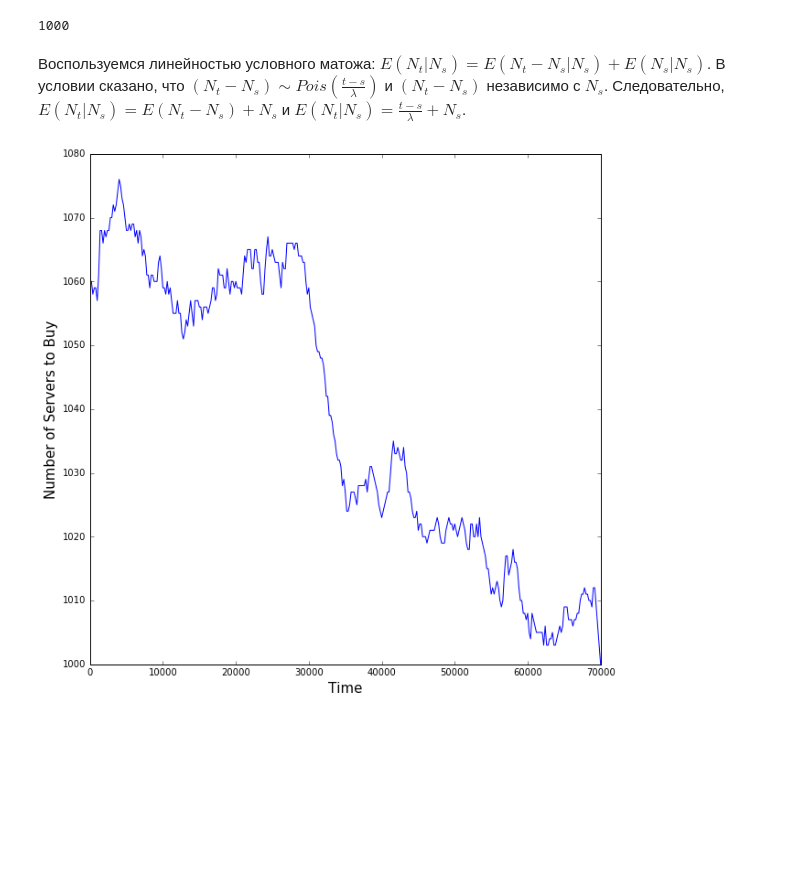
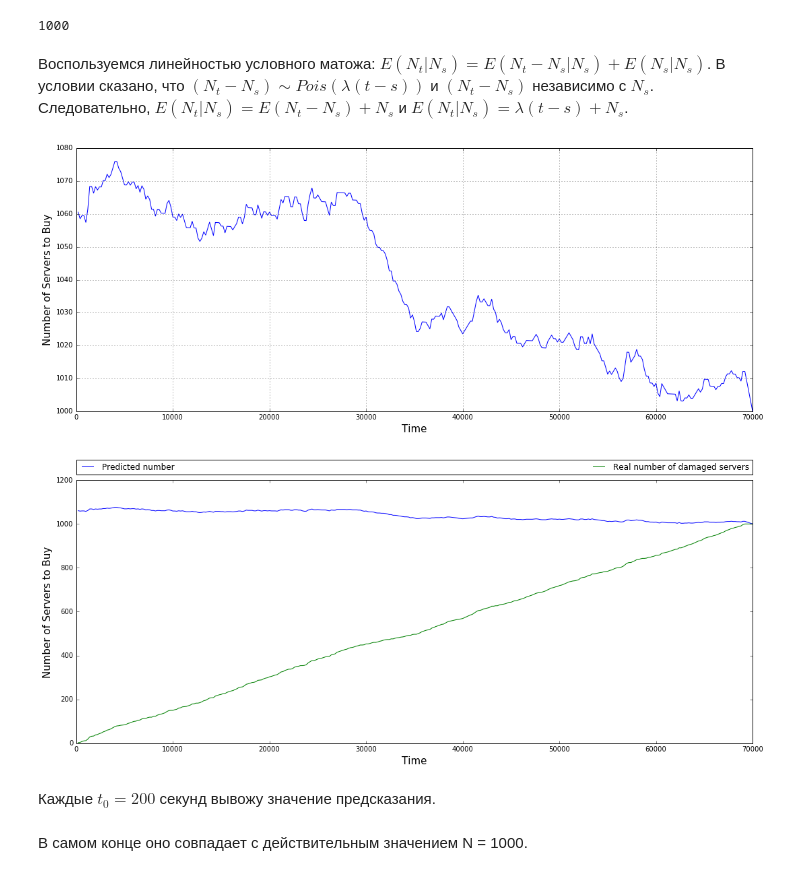
Before and after one commit to akarazeev/MathStatistics-4sem-MIPT-2016, a Jupyter notebook: 4. Условные математические ожидания и условные распределения/4.3.ipynb, the cells around one changed output. Cells and saved outputs as stored; diff of their text form; code cells hidden in the pictures; blank space fills up the shorter version.

```diff
--- a/4. Условные математические ожидания и условные распределения/4.3.ipynb
+++ b/4. Условные математические ожидания и условные распределения/4.3.ipynb
@@ -15,21 +15,42 @@ print len(data)
 # %% [output]
 1000
 # %% [markdown]
-Воспользуемся линейностью условного матожа: $E(N_t|N_s) = E(N_t-N_s|N_s) + E(N_s|N_s)$. В условии сказано, что $(N_t-N_s) \sim Pois(\frac{t-s}{\lambda})$ и $(N_t-N_s)$ независимо c $N_s$. Следовательно, $E(N_t|N_s) = E(N_t-N_s) + N_s$ и $E(N_t|N_s) = \frac{t-s}{\lambda} + N_s$.
+Воспользуемся линейностью условного матожа: $E(N_t|N_s) = E(N_t-N_s|N_s) + E(N_s|N_s)$. В условии сказано, что $(N_t-N_s) \sim Pois(\lambda(t-s))$ и $(N_t-N_s)$ независимо c $N_s$. Следовательно, $E(N_t|N_s) = E(N_t-N_s) + N_s$ и $E(N_t|N_s) = \lambda(t-s) + N_s$.
 # %%
-lmd = 66
+lmd = 1./66.
 t_0 = 200
 t = 70000
 
-condition_expect = []
-time = []
-plt.figure(figsize=(10,10))
+condition_expect = []  # Здесь будут предсказанные значения
+time = []  # Сюда записываю время с шагом t_0
+quant = []  # Количество серверов, вышедших из строя, на данный момент
+
+plt.figure(figsize=(18,7))
 for i in range(t/t_0):
     time.append(t_0*(i+1))
-    condition_expect.append(((t-time[-1])/lmd) + shape(np.where(data <= time[-1]))[1])
+    quant.append(shape(np.where(data <= time[-1]))[1])  # Нахожу это количество подсчетом
+                                                        # числа записей времени, меньших
+                                                        # текущего времени
+    condition_expect.append(((t-time[-1])*lmd) + quant[-1])  # Предсказанное значение
+
 plt.xlabel('Time', fontsize=15)
 plt.ylabel('Number of Servers to Buy', fontsize=15)
 plt.plot(time,condition_expect)
+plt.grid()
 plt.show()
+
+plt.figure(figsize=(18,7))
+plt.xlabel('Time', fontsize=15)
+plt.ylabel('Number of Servers to Buy', fontsize=15)
+plt.plot(time,condition_expect, label='Predicted number')
+plt.plot(time,quant, color='g', label='Real number of damaged servers')
+plt.legend(bbox_to_anchor=(0., 1.02, 1., .102), loc=3, ncol=2, \
+       mode="expand", borderaxespad=0.)
+plt.show()
 # %% [output]
-[figure, old version]
+[figure, new version]
+[figure, added]
+# %% [markdown]
+Каждые $t_0=200$ секунд вывожу значение предсказания.
+# %% [markdown]
+В самом конце оно совпадает с действительным значением N = 1000.
```
Also changed, not shown: parts of 1 cell of this notebook, 16 other files.
